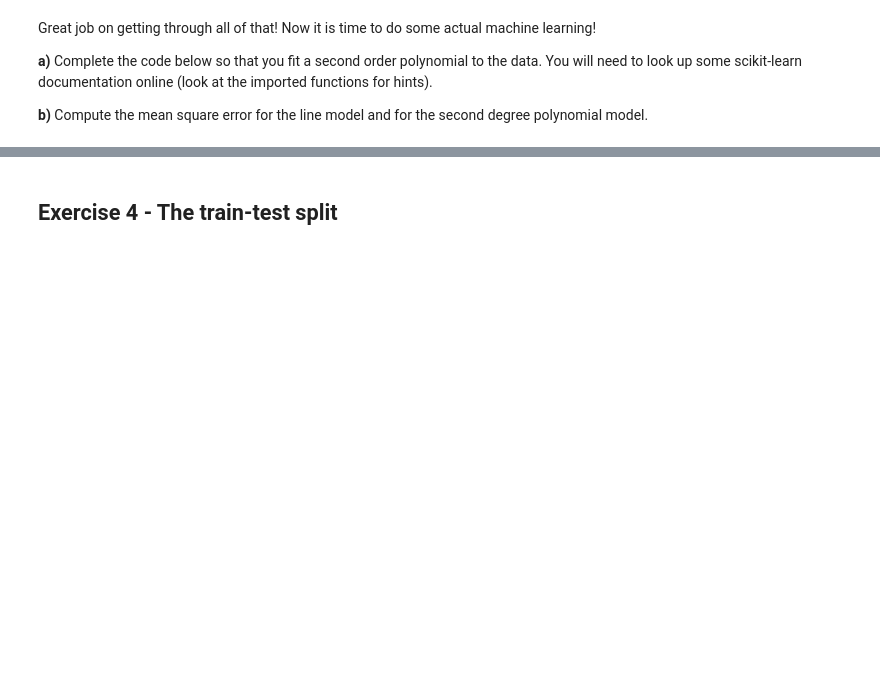
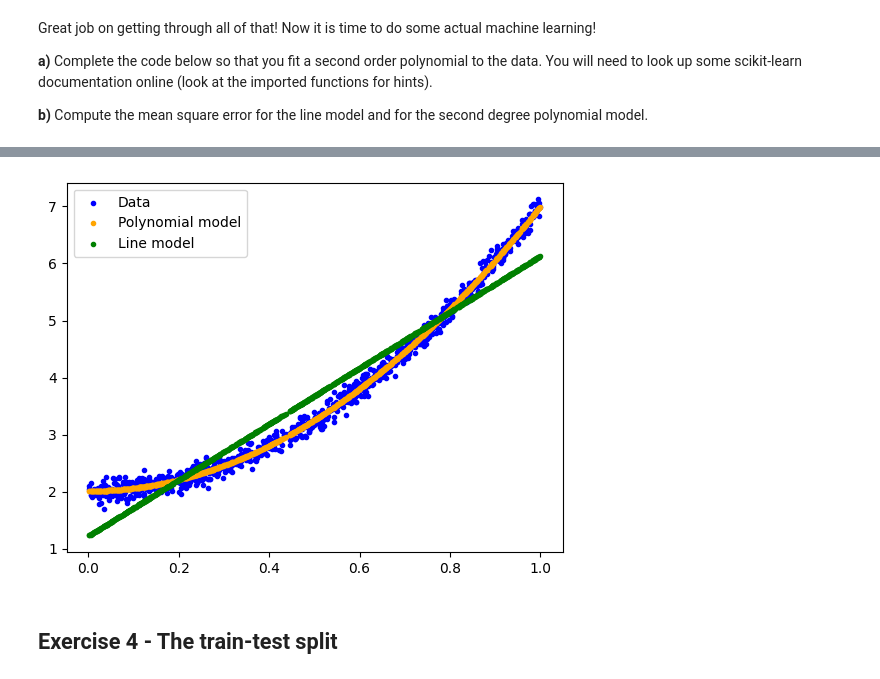
Before and after one commit to Luisrj14/FYS-STK4155-Weekly-exercises, a Jupyter notebook: exercisesweek34.ipynb, the cells around one changed output, grey strips where cells are left out. Cells and saved outputs as stored; diff of their text form; code cells hidden in the pictures; blank space fills up the shorter version.

```diff
--- a/exercisesweek34.ipynb
+++ b/exercisesweek34.ipynb
@@ -183,3 +205,36 @@ Polynomial MSE: 0.0082
+# %%
+''' Fit a polynomial and compare with the linear model'''
+
+# Create some data
+n = 1000
+x = np.random.rand(n, 1)
+y = 2.0 + 5 * x**2 + 0.1 * np.random.randn(n, 1)
+
+# Instantiate the PolynomialFeatures object and the polynomial degree
+poly_degree = 2
+poly_features = PolynomialFeatures(degree=poly_degree, include_bias=False)
+X_poly = poly_features.fit_transform(x)
+
+# Train polynomial regression model
+poly_model = LinearRegression()
+poly_model.fit(X_poly, y)
+poly_predict = poly_model.predict(X_poly)
+
+# Train linear regression model
+line_model = LinearRegression()
+y_line_model = line_model.fit(x, y)
+
+# Predict the output using the fitted model
+line_predict = y_line_model.predict(x)
+
+# Plot the data and the predictions
+plt.scatter(x, y, marker=".",label="Data",color='blue')
+plt.scatter(x, poly_predict, marker=".", label="Polynomial model",color='orange')
+plt.scatter(x, line_predict, marker=".",label = "Line model",color='green')
+plt.legend()
+plt.show()
+# %% [output]
+[figure, added]
 # %% [markdown]
 ## Exercise 4 - The train-test split
 # %% [markdown]
```
Also changed, not shown: parts of 3 cells of this notebook.
